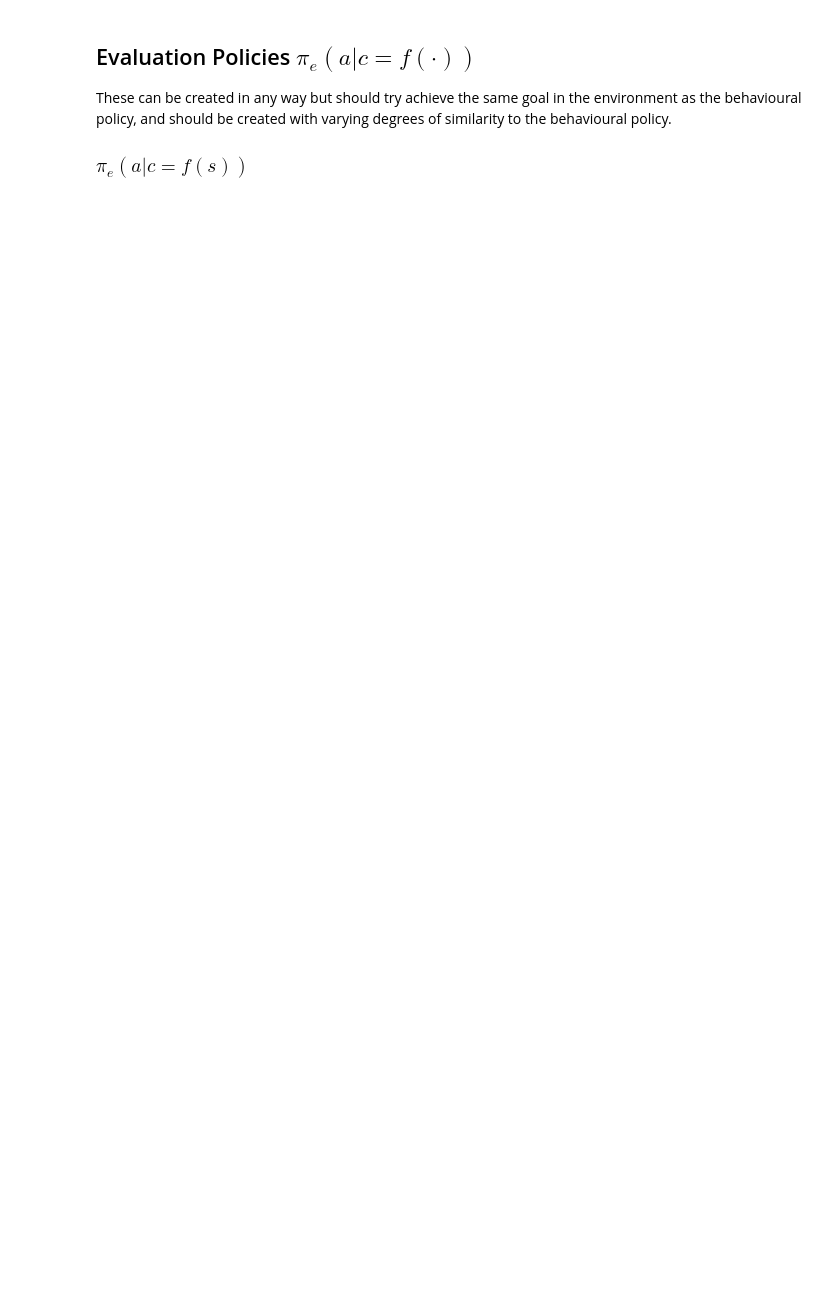
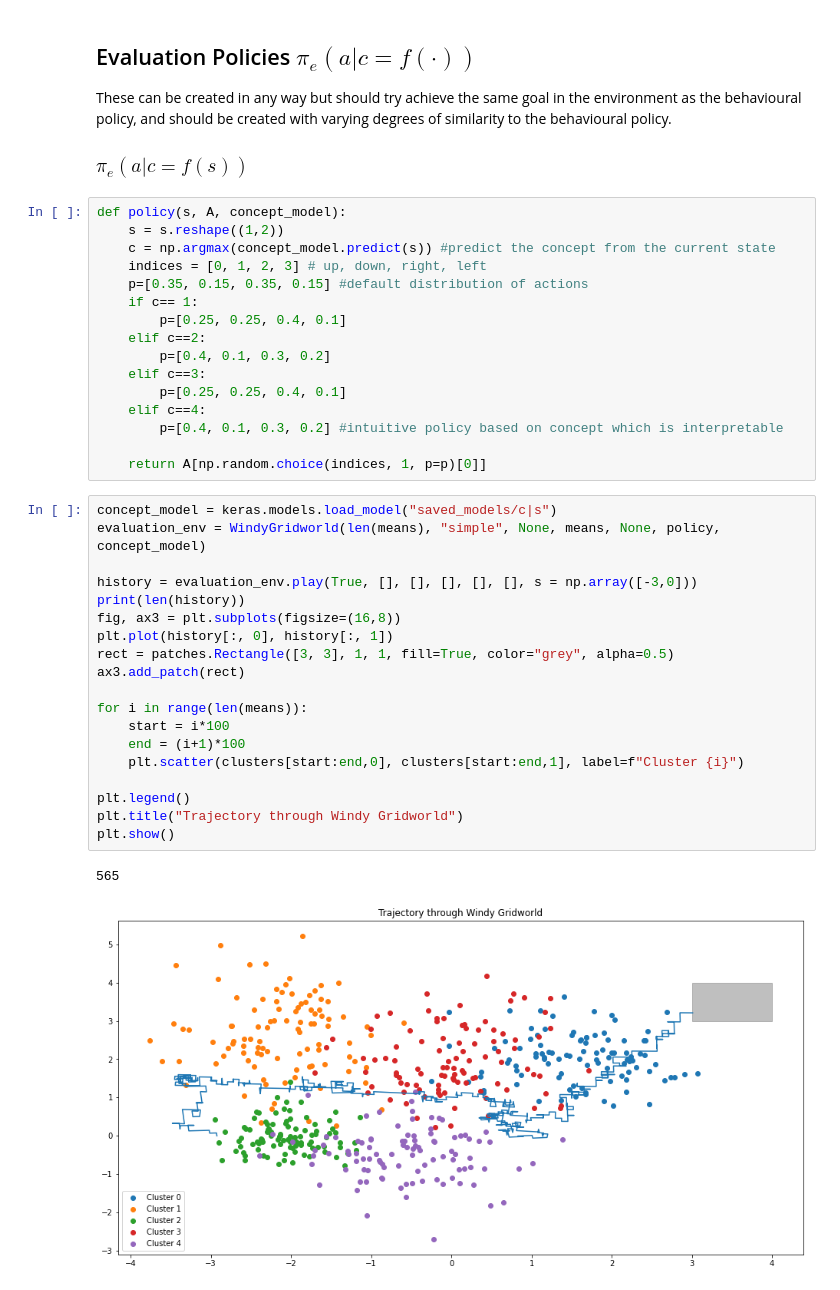
Before and after one commit to jackteversham/concepts-ope, a Jupyter notebook: learning_policies.ipynb, the cells around one changed output. Cells and saved outputs as stored; diff of their text form; blank space fills up the shorter version.

```diff
--- a/learning_policies.ipynb
+++ b/learning_policies.ipynb
@@ -238,3 +148,41 @@ plt.show()
 These can be created in any way but should try achieve the same goal in the environment as the behavioural policy, and should be created with varying degrees of similarity to the behavioural policy.
 
 ### $\pi_e(a|c=f(s))$
+# %%
+def policy(s, A, concept_model):
+    s = s.reshape((1,2))
+    c = np.argmax(concept_model.predict(s)) #predict the concept from the current state
+    indices = [0, 1, 2, 3] # up, down, right, left
+    p=[0.35, 0.15, 0.35, 0.15] #default distribution of actions
+    if c== 1:
+        p=[0.25, 0.25, 0.4, 0.1]
+    elif c==2:
+        p=[0.4, 0.1, 0.3, 0.2]
+    elif c==3:
+        p=[0.25, 0.25, 0.4, 0.1]
+    elif c==4:
+        p=[0.4, 0.1, 0.3, 0.2] #intuitive policy based on concept which is interpretable
+
+    return A[np.random.choice(indices, 1, p=p)[0]]
+# %%
+concept_model = keras.models.load_model("saved_models/c|s")
+evaluation_env = WindyGridworld(len(means), "simple", None, means, None, policy, concept_model)
+
+history = evaluation_env.play(True, [], [], [], [], [], s = np.array([-3,0]))
+print(len(history))
+fig, ax3 = plt.subplots(figsize=(16,8))
+plt.plot(history[:, 0], history[:, 1])
+rect = patches.Rectangle([3, 3], 1, 1, fill=True, color="grey", alpha=0.5)
+ax3.add_patch(rect)
+
+for i in range(len(means)):
+    start = i*100
+    end = (i+1)*100
+    plt.scatter(clusters[start:end,0], clusters[start:end,1], label=f"Cluster {i}")
+
+plt.legend()
+plt.title("Trajectory through Windy Gridworld")
+plt.show()
+# %% [output]
+565
+[figure, added]
```
Also changed, not shown: parts of 6 cells of this notebook, 30 other files.
